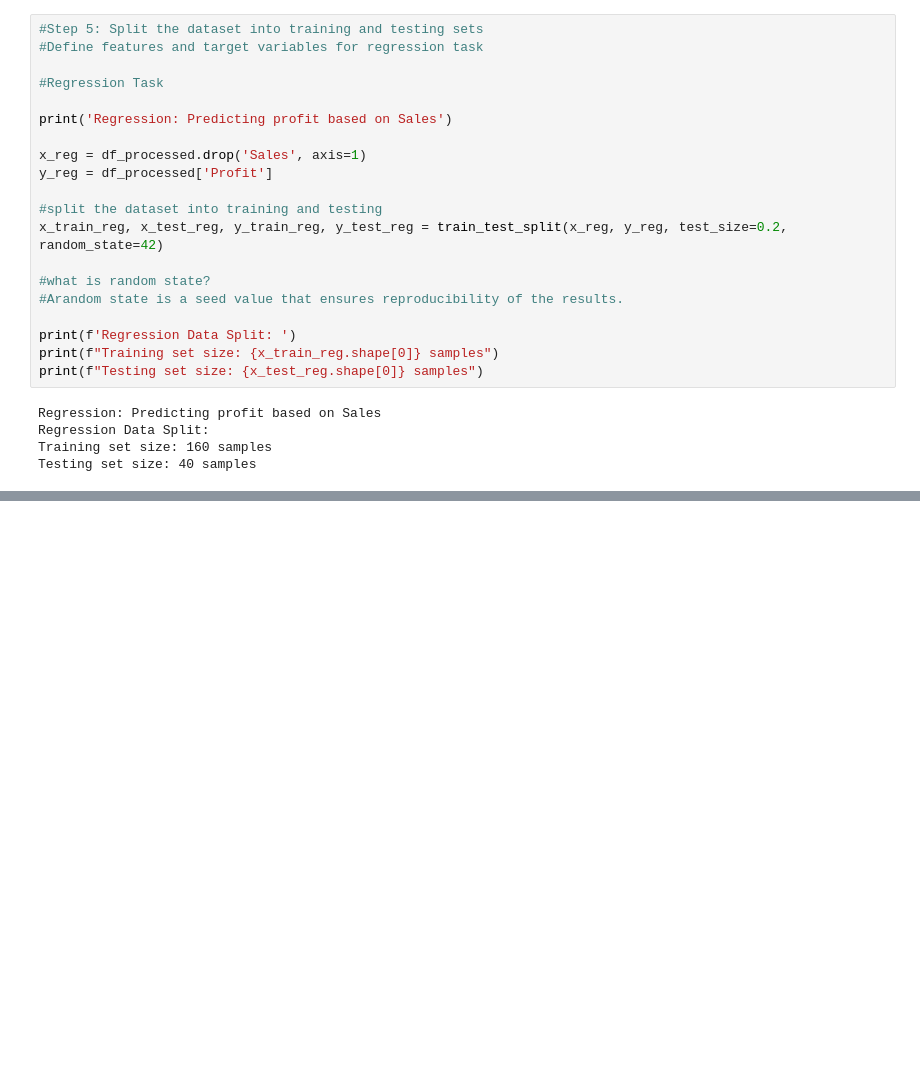
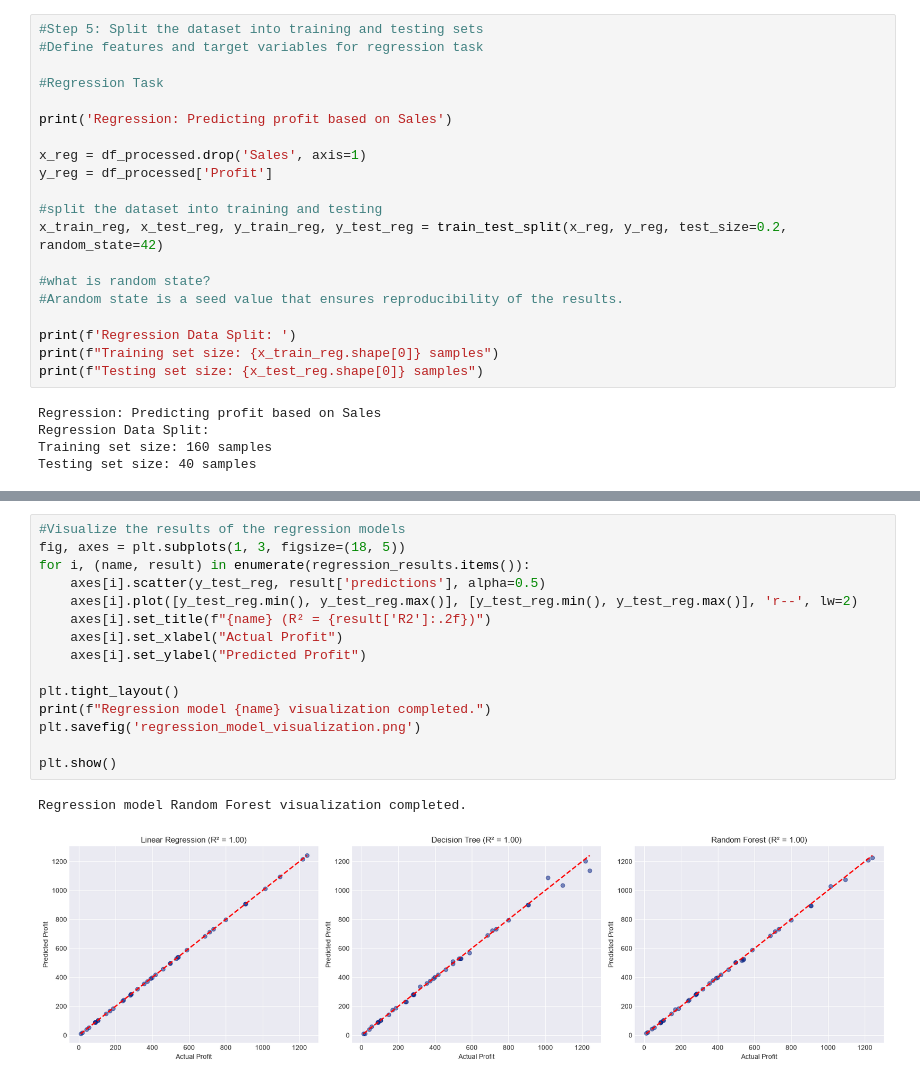
Before and after one commit to Nakubulwashadia/NakubulwaShadia, a Jupyter notebook: Machine_Model.ipynb, the cells around one changed output, grey strips where cells are left out. Saved outputs shown, nothing was run; the diff lists cells and outputs as text; blank space fills up the shorter version.

```diff
--- a/Machine_Model.ipynb
+++ b/Machine_Model.ipynb
@@ -318,0 +384,18 @@ Testing set size: 40 samples
+# %%
+#Visualize the results of the regression models
+fig, axes = plt.subplots(1, 3, figsize=(18, 5))
+for i, (name, result) in enumerate(regression_results.items()):
+    axes[i].scatter(y_test_reg, result['predictions'], alpha=0.5)
+    axes[i].plot([y_test_reg.min(), y_test_reg.max()], [y_test_reg.min(), y_test_reg.max()], 'r--', lw=2)
+    axes[i].set_title(f"{name} (R² = {result['R2']:.2f})")
+    axes[i].set_xlabel("Actual Profit")
+    axes[i].set_ylabel("Predicted Profit")
+
+plt.tight_layout()
+print(f"Regression model {name} visualization completed.")
+plt.savefig('regression_model_visualization.png')
+
+plt.show()
+# %% [output]
+Regression model Random Forest visualization completed.
+[figure, added]
```
Also changed, not shown: parts of 8 cells of this notebook, 24 other files.
